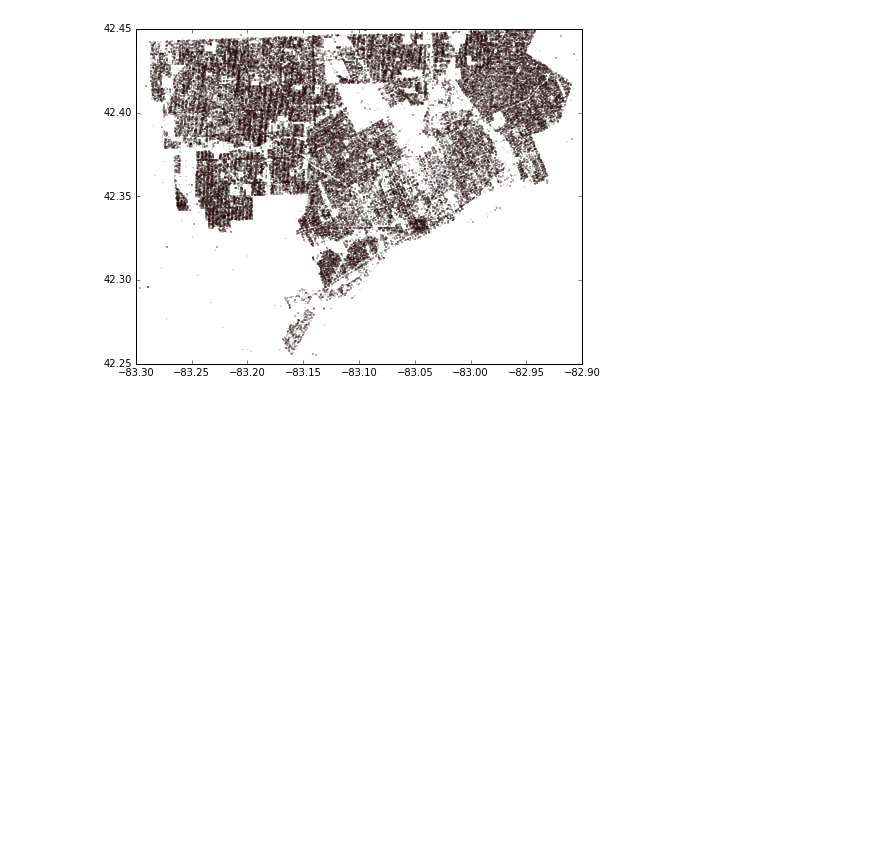
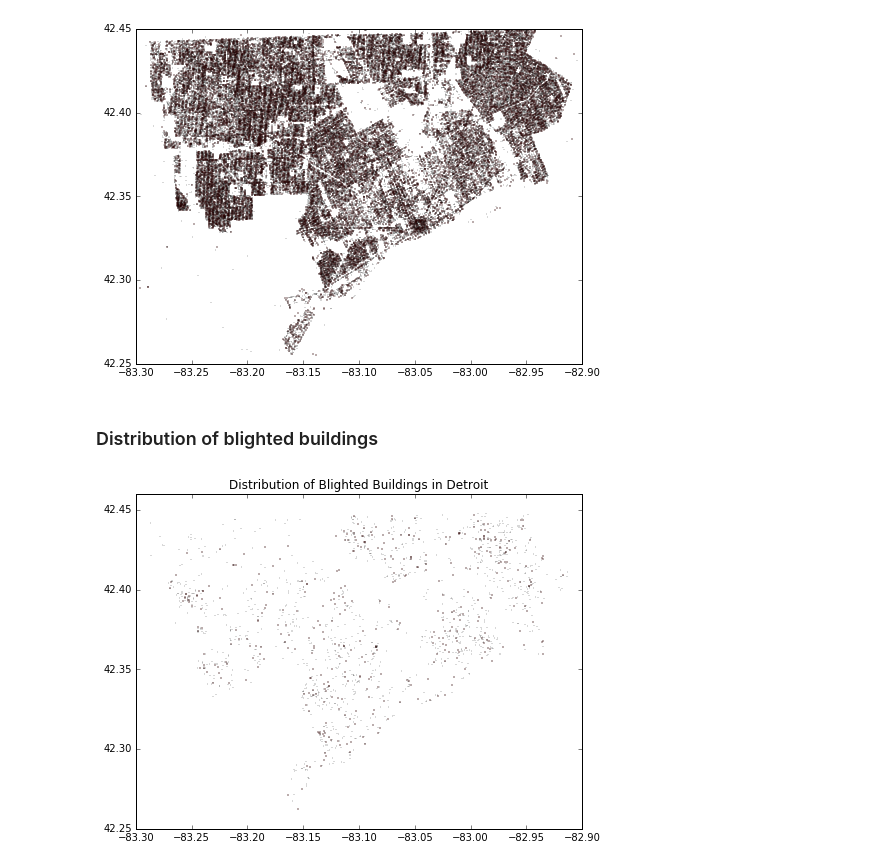
Before and after one commit to cyang019/blight_fight, a Jupyter notebook: src/Building_List_and_Label.ipynb, the cells around one changed output. Drawn from its saved outputs; the diff is of its cells as text; code cells hidden in the pictures; blank space fills up the shorter version.

```diff
--- a/src/Building_List_and_Label.ipynb
+++ b/src/Building_List_and_Label.ipynb
@@ -235,3 +229,22 @@ plt.savefig('../data/buildings_distribution.png')
 plt.show()
 # %% [output]
 [figure]
+# %% [markdown]
+### Distribution of blighted buildings
+# %%
+blighted_buildings = buildings[buildings.loc[:,'blighted'] == 1]
+# %%
+blighted_bboxes = blighted_buildings.loc[:,['llcrnrlon','llcrnrlat','urcrnrlon','urcrnrlat']]
+blighted_bboxes = blighted_bboxes.as_matrix()
+# %%
+fig = plt.figure(figsize=(8,6), dpi=2000)
+for box in blighted_bboxes:
+    draw_screen_bbox(box, fig)
+
+plt.xlim(-83.3,-82.9)
+plt.ylim(42.25,42.46)
+plt.title("Distribution of Blighted Buildings in Detroit")
+plt.savefig('../data/blighted_buildings_distribution.png')
+plt.show()
+# %% [output]
+[figure, added]
```
Also changed, not shown: parts of 7 cells of this notebook, 3 other files.
